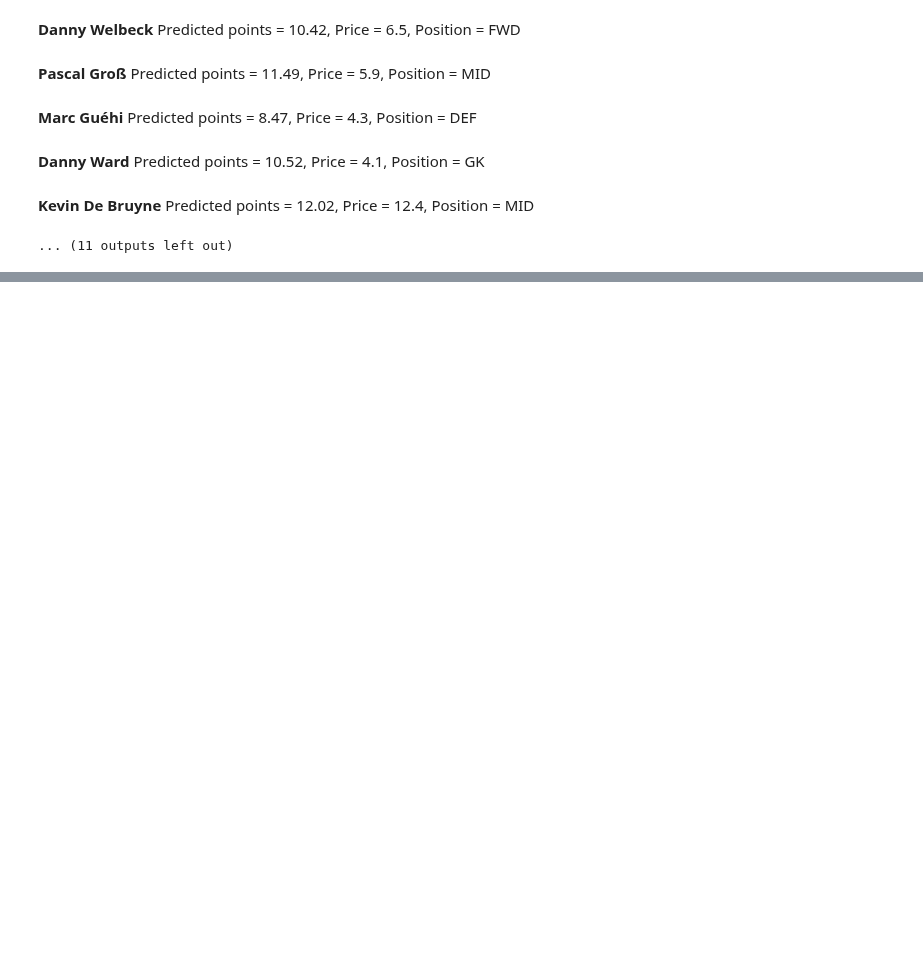
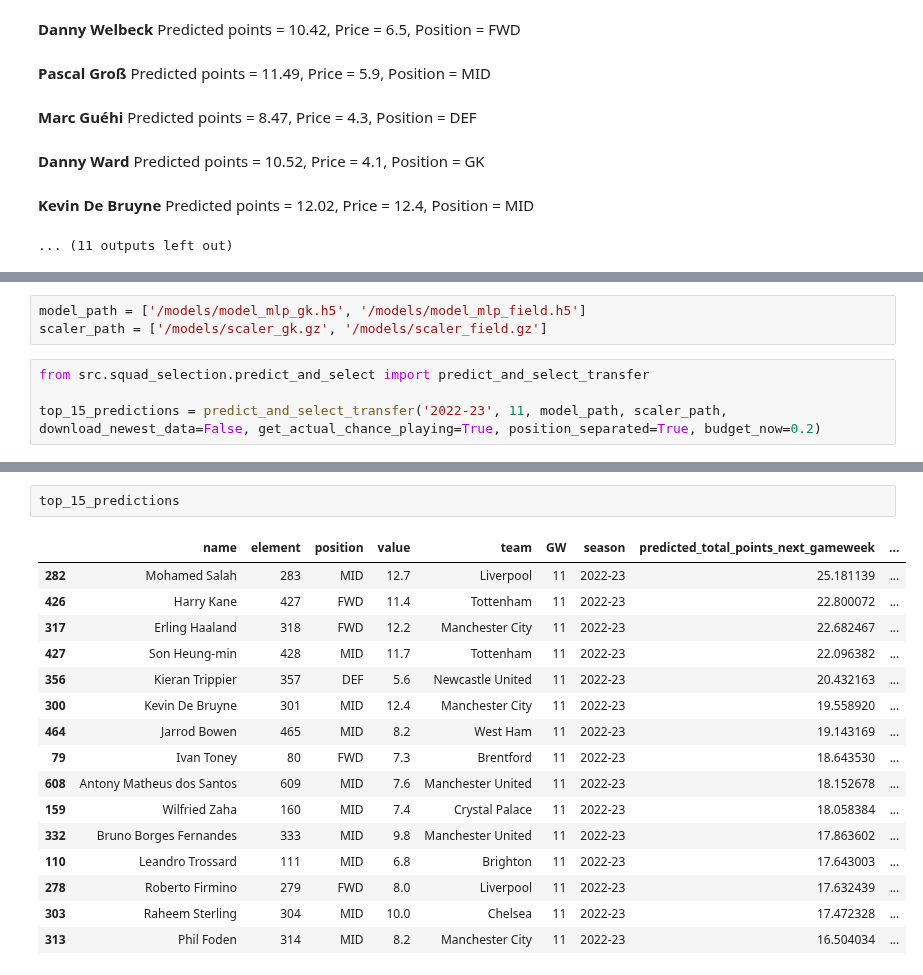
Before and after one commit to gracjans/FPL-AI-Manager_SwanseAI, a Jupyter notebook: notebooks/prepare_season_start_squad.ipynb, the cells around one changed output, grey strips where cells are left out. Saved outputs shown, nothing was run; the diff lists cells and outputs as text; blank space fills up the shorter version.

Commit message:
select transfer for gw12

```diff
--- a/notebooks/prepare_season_start_squad.ipynb
+++ b/notebooks/prepare_season_start_squad.ipynb
@@ -398,0 +401,7 @@ Selected Squad:
+# %%
+model_path = ['/models/model_mlp_gk.h5', '/models/model_mlp_field.h5']
+scaler_path = ['/models/scaler_gk.gz', '/models/scaler_field.gz']
+# %%
+from src.squad_selection.predict_and_select import predict_and_select_transfer
+
+top_15_predictions = predict_and_select_transfer('2022-23', 11, model_path, scaler_path, download_newest_data=False, get_actual_chance_playing=True, position_separated=True, budget_now=0.2)
@@ -398,0 +425,19 @@ Selected Squad:
+# %%
+top_15_predictions
+# %% [output]
+|  | name | element | position | value | team | GW | season | predicted_total_points_next_gameweek | ... |
+| 282 | Mohamed Salah | 283 | MID | 12.7 | Liverpool | 11 | 2022-23 | 25.181139 | ... |
+| 426 | Harry Kane | 427 | FWD | 11.4 | Tottenham | 11 | 2022-23 | 22.800072 | ... |
+| 317 | Erling Haaland | 318 | FWD | 12.2 | Manchester City | 11 | 2022-23 | 22.682467 | ... |
+| 427 | Son Heung-min | 428 | MID | 11.7 | Tottenham | 11 | 2022-23 | 22.096382 | ... |
+| 356 | Kieran Trippier | 357 | DEF | 5.6 | Newcastle United | 11 | 2022-23 | 20.432163 | ... |
+| 300 | Kevin De Bruyne | 301 | MID | 12.4 | Manchester City | 11 | 2022-23 | 19.558920 | ... |
+| 464 | Jarrod Bowen | 465 | MID | 8.2 | West Ham | 11 | 2022-23 | 19.143169 | ... |
+| 79 | Ivan Toney | 80 | FWD | 7.3 | Brentford | 11 | 2022-23 | 18.643530 | ... |
+| 608 | Antony Matheus dos Santos | 609 | MID | 7.6 | Manchester United | 11 | 2022-23 | 18.152678 | ... |
+| 159 | Wilfried Zaha | 160 | MID | 7.4 | Crystal Palace | 11 | 2022-23 | 18.058384 | ... |
+| 332 | Bruno Borges Fernandes | 333 | MID | 9.8 | Manchester United | 11 | 2022-23 | 17.863602 | ... |
+| 110 | Leandro Trossard | 111 | MID | 6.8 | Brighton | 11 | 2022-23 | 17.643003 | ... |
+| 278 | Roberto Firmino | 279 | FWD | 8.0 | Liverpool | 11 | 2022-23 | 17.632439 | ... |
+| 303 | Raheem Sterling | 304 | MID | 10.0 | Chelsea | 11 | 2022-23 | 17.472328 | ... |
+| 313 | Phil Foden | 314 | MID | 8.2 | Manchester City | 11 | 2022-23 | 16.504034 | ... |
```
Also changed, not shown: parts of 3 cells of this notebook.
